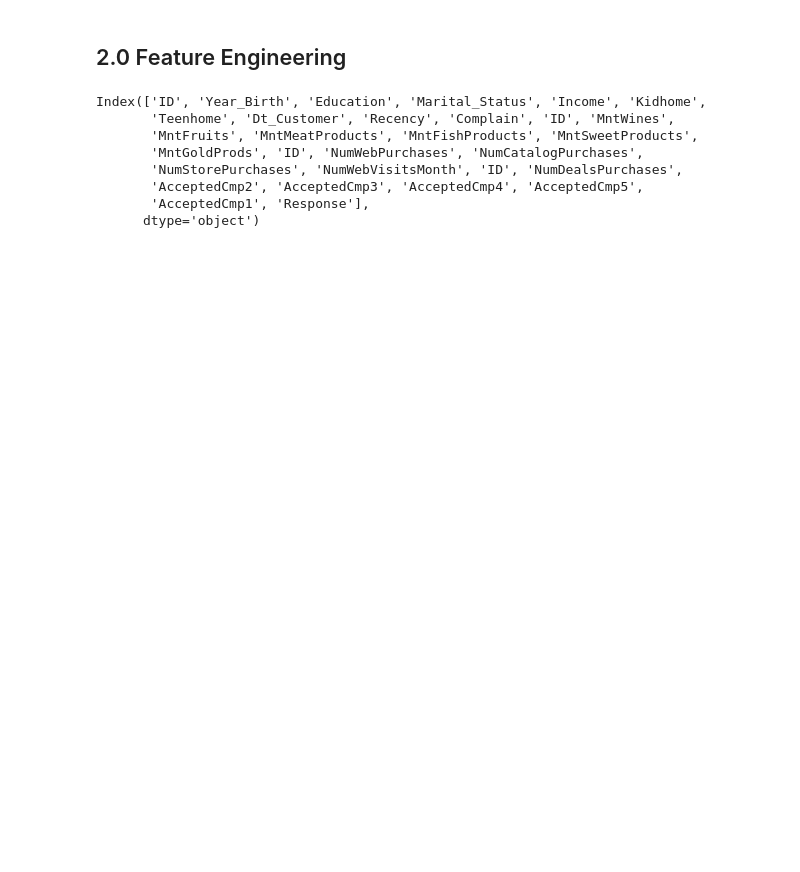
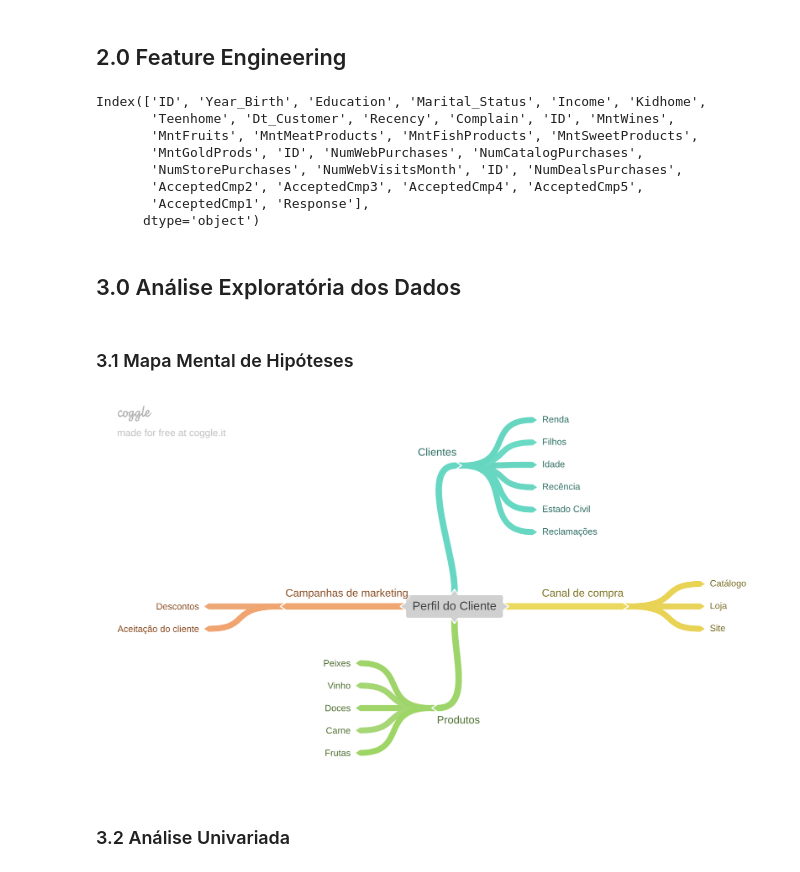
Before and after one commit to samantasobral/projeto_integrador_3, a Jupyter notebook: notebooks/perfil_clientes.ipynb, the cells around one changed output. Cells and saved outputs as stored; diff of their text form; code cells hidden in the pictures; blank space fills up the shorter version.

Commit message:
feature: análise univariada

```diff
--- a/notebooks/perfil_clientes.ipynb
+++ b/notebooks/perfil_clientes.ipynb
@@ -157,3 +159,5 @@ df2['Is_Parent'] = np.where(df2.Children > 0, 1, 0)
 
 #idade:
 df2['Age'] = 2025 - df2['Year_Birth']
+# %% [markdown]
+## 3.0 Análise Exploratória dos Dados
@@ -159,0 +166,8 @@ df2['Age'] = 2025 - df2['Year_Birth']
+# %% [markdown]
+### 3.1 Mapa Mental de Hipóteses
+# %%
+Image('Perfil_do_Cliente.png')
+# %% [output]
+[figure, added]
+# %% [markdown]
+### 3.2 Análise Univariada
```
Also changed, not shown: parts of 4 cells of this notebook, 1 other file.
